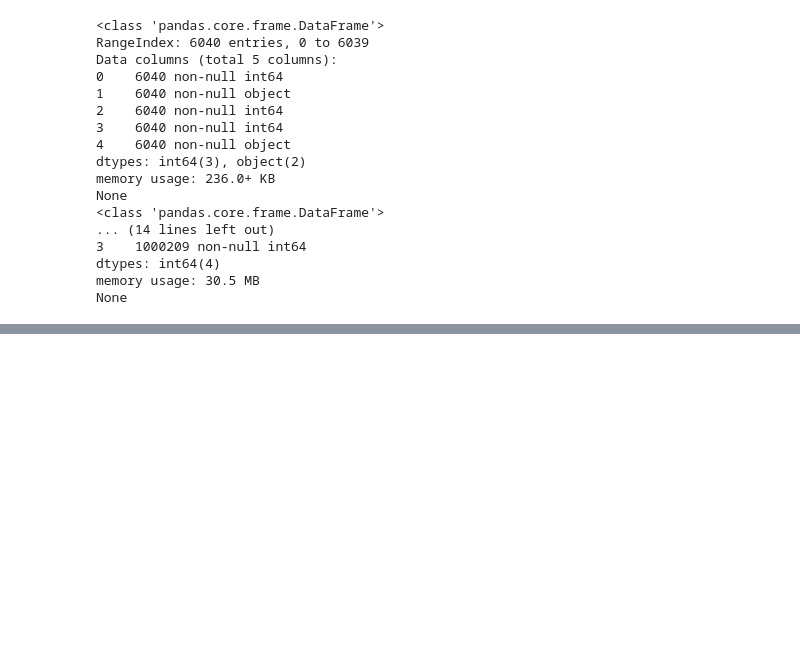
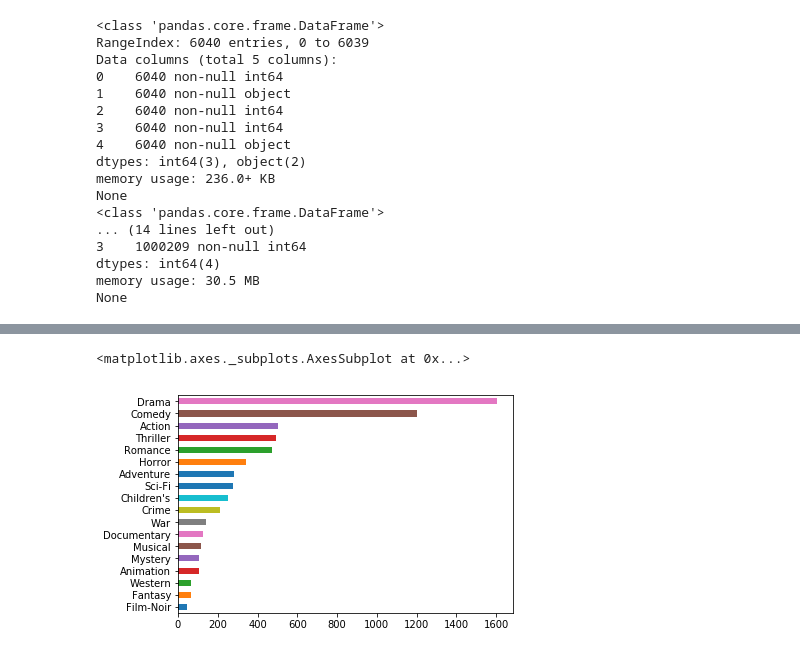
Before and after one commit to nicolagennaro/pussy-project, a Jupyter notebook: Movies.ipynb, the cells around one changed output, grey strips where cells are left out. Drawn from its saved outputs; the diff is of its cells as text; code cells hidden in the pictures; blank space fills up the shorter version.

```diff
--- a/Movies.ipynb
+++ b/Movies.ipynb
@@ -56,15 +56,13 @@ procMovies['genres']=movies['genres'].str.split('|')
 procMovies['howManyGenres']=procMovies['genres'].str.len()
 print(procMovies.head())
 
-procMovies1Hot=pd.DataFrame(procMovies)
+procMovies1Hot=procMovies.copy()
 procMovies1Hot=procMovies1Hot.drop('genres', 1).join(pd.get_dummies(pd.DataFrame(procMovies1Hot['genres'].tolist()).stack()).astype(int).sum(level=0))
-procMovies1Hot.head()
 print(procMovies1Hot.head())
 
 
-procMoviesUniformHot=pd.DataFrame(procMovies1Hot)
-procMoviesUniformHot.iloc[:,3:]=procMoviesUniformHot.iloc[:,3:].div(procMoviesUniformHot['howManyGenres'],axis=0)
-
+procMoviesUniformHot=procMovies1Hot.copy()
+procMoviesUniformHot.iloc[:,4:]=procMoviesUniformHot.iloc[:,4:].div(procMoviesUniformHot['howManyGenres'],axis=0)
 print(procMoviesUniformHot.head())
 # %% [output]
    movieID                         title  year  \
@@ -93,0 +138,7 @@ print(procMoviesUniformHot.head())
+# %%
+# in how many movies does each genre appear?
+g=procMovies1Hot.iloc[:,4:].sum().sort_values()
+g.plot.barh()
+# %% [output]
+<matplotlib.axes._subplots.AxesSubplot at 0x...>
+[figure, added]
```
Also changed, not shown: parts of 5 cells of this notebook.
